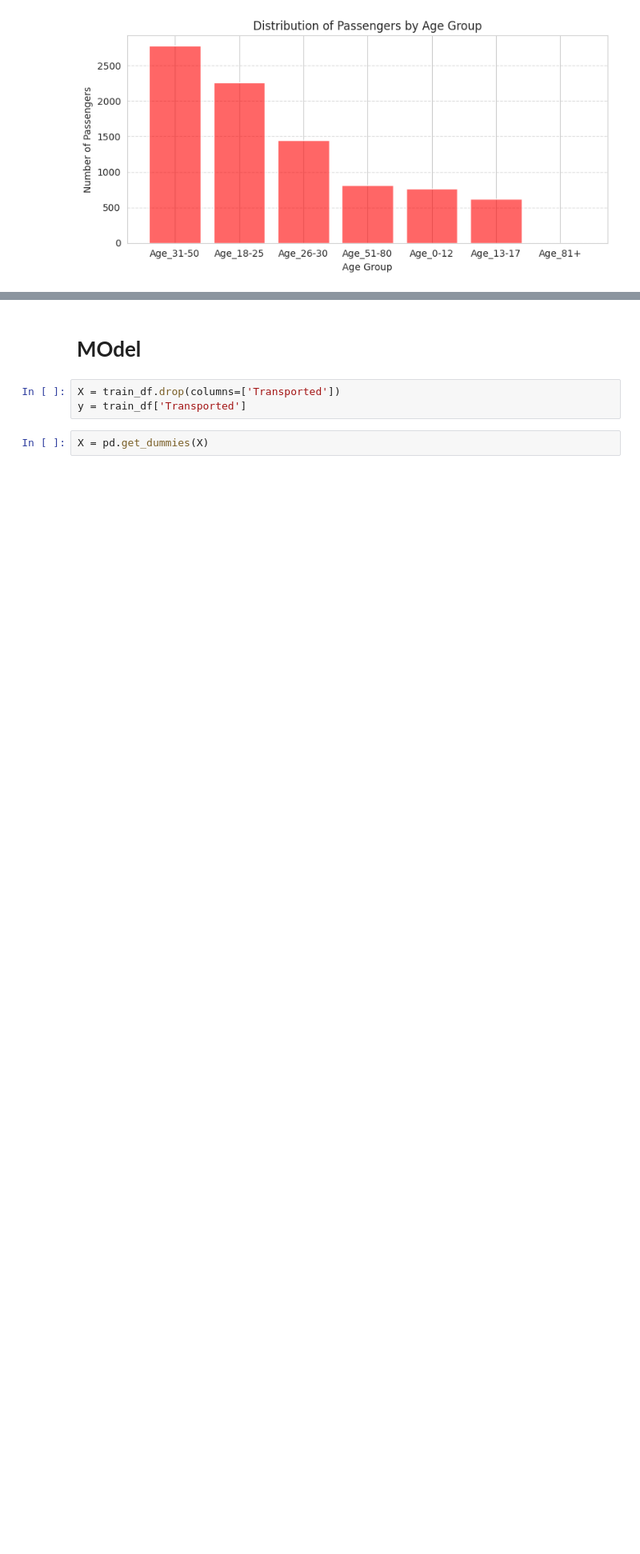
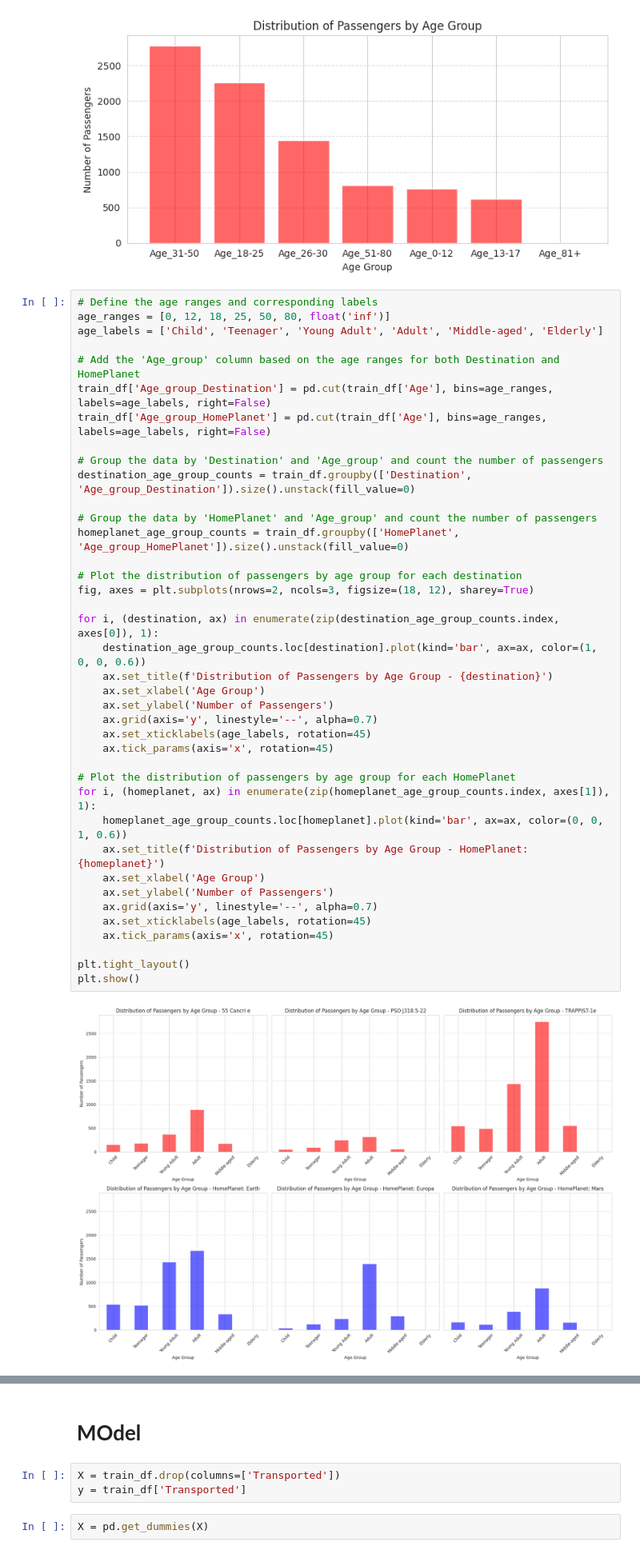
Before and after one commit to 7PAM2015-0105-2023-TEAM17/Kaggle-Challenge-Team-17, a Jupyter notebook: kaggle_Challenge_TEAM_17.ipynb, the cells around one changed output, grey strips where cells are left out. Shown at 80% size. Cells and saved outputs as stored; diff of their text form; blank space fills up the shorter version.

```diff
--- a/kaggle_Challenge_TEAM_17.ipynb
+++ b/kaggle_Challenge_TEAM_17.ipynb
@@ -369,6 +369,47 @@ plt.tight_layout()  # Adjust layout
 plt.show()
 # %% [output]
 [figure]
+# %%
+# Define the age ranges and corresponding labels
+age_ranges = [0, 12, 18, 25, 50, 80, float('inf')]
+age_labels = ['Child', 'Teenager', 'Young Adult', 'Adult', 'Middle-aged', 'Elderly']
+
+# Add the 'Age_group' column based on the age ranges for both Destination and HomePlanet
+train_df['Age_group_Destination'] = pd.cut(train_df['Age'], bins=age_ranges, labels=age_labels, right=False)
+train_df['Age_group_HomePlanet'] = pd.cut(train_df['Age'], bins=age_ranges, labels=age_labels, right=False)
+
+# Group the data by 'Destination' and 'Age_group' and count the number of passengers
+destination_age_group_counts = train_df.groupby(['Destination', 'Age_group_Destination']).size().unstack(fill_value=0)
+
+# Group the data by 'HomePlanet' and 'Age_group' and count the number of passengers
+homeplanet_age_group_counts = train_df.groupby(['HomePlanet', 'Age_group_HomePlanet']).size().unstack(fill_value=0)
+
+# Plot the distribution of passengers by age group for each destination
+fig, axes = plt.subplots(nrows=2, ncols=3, figsize=(18, 12), sharey=True)
+
+for i, (destination, ax) in enumerate(zip(destination_age_group_counts.index, axes[0]), 1):
+    destination_age_group_counts.loc[destination].plot(kind='bar', ax=ax, color=(1, 0, 0, 0.6))
+    ax.set_title(f'Distribution of Passengers by Age Group - {destination}')
+    ax.set_xlabel('Age Group')
+    ax.set_ylabel('Number of Passengers')
+    ax.grid(axis='y', linestyle='--', alpha=0.7)
+    ax.set_xticklabels(age_labels, rotation=45)
+    ax.tick_params(axis='x', rotation=45)
+
+# Plot the distribution of passengers by age group for each HomePlanet
+for i, (homeplanet, ax) in enumerate(zip(homeplanet_age_group_counts.index, axes[1]), 1):
+    homeplanet_age_group_counts.loc[homeplanet].plot(kind='bar', ax=ax, color=(0, 0, 1, 0.6))
+    ax.set_title(f'Distribution of Passengers by Age Group - HomePlanet: {homeplanet}')
+    ax.set_xlabel('Age Group')
+    ax.set_ylabel('Number of Passengers')
+    ax.grid(axis='y', linestyle='--', alpha=0.7)
+    ax.set_xticklabels(age_labels, rotation=45)
+    ax.tick_params(axis='x', rotation=45)
+
+plt.tight_layout()
+plt.show()
+# %% [output]
+[figure, added]
 # %%
 # Split 'Cabin' values to get only the cabin letters
 train_df['Cabin'] = train_df['Cabin'].apply(lambda x: str(x).split('/')[0])
```
Also changed, not shown: parts of 1 cell of this notebook.
